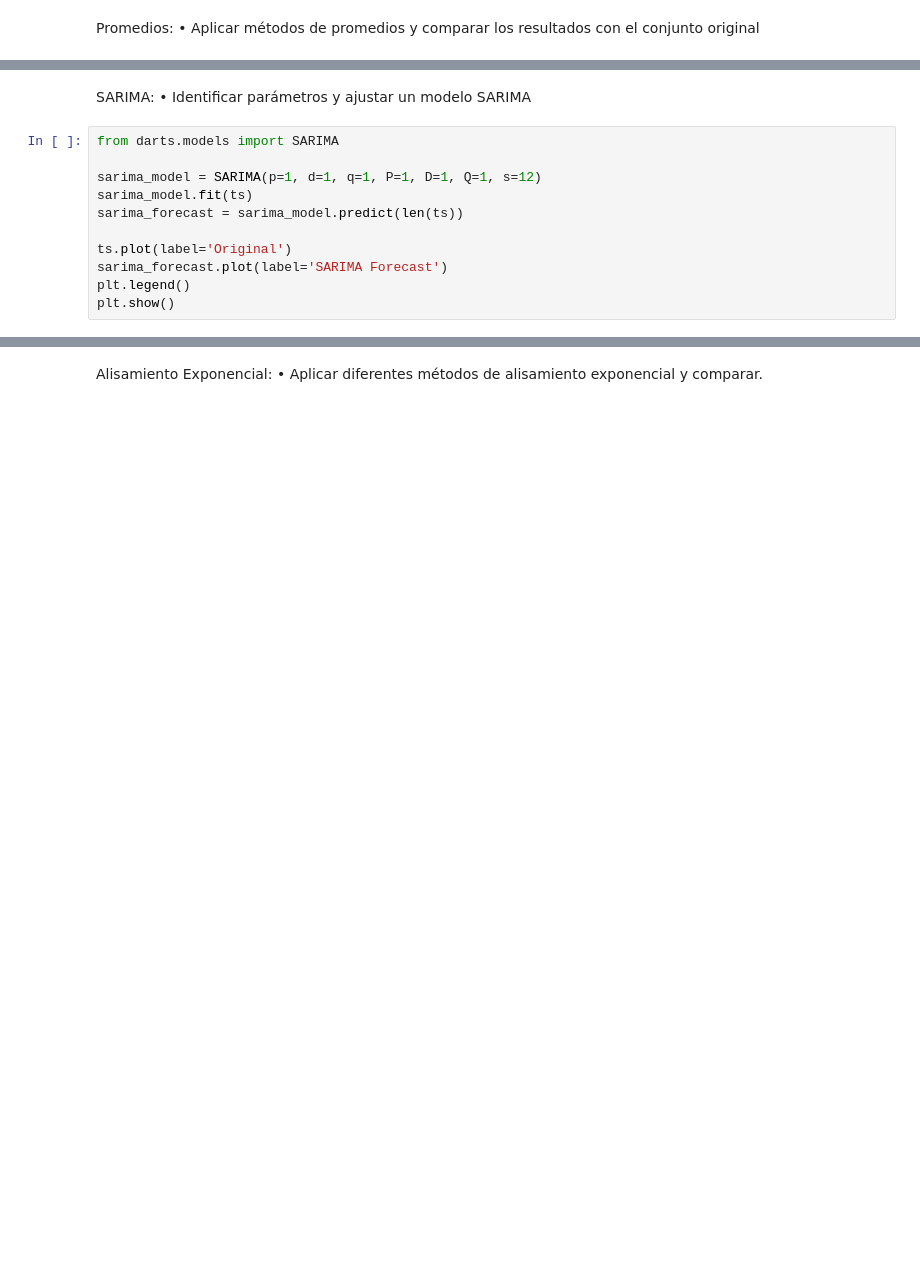
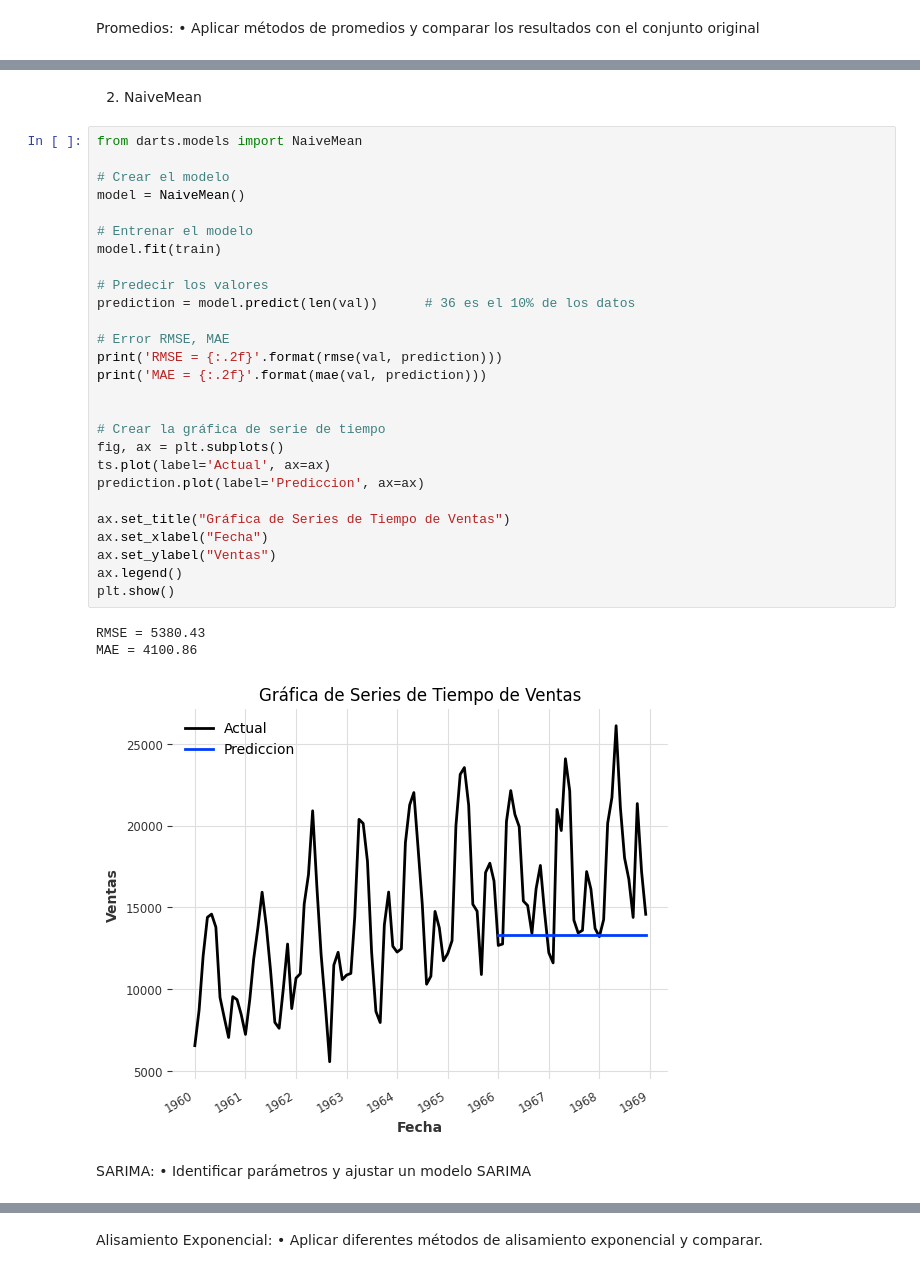
Before and after one commit to 20Candy/lab3_dataScience, a Jupyter notebook: ejercicio1_car.ipynb, the cells around one changed output, grey strips where cells are left out. Cells and saved outputs as stored; diff of their text form; blank space fills up the shorter version.

```diff
--- a/ejercicio1_car.ipynb
+++ b/ejercicio1_car.ipynb
@@ -62,14 +85,36 @@ plt.show()
+# %% [markdown]
+2. NaiveMean
+# %%
+from darts.models import NaiveMean
+
+# Crear el modelo
+model = NaiveMean()
+
+# Entrenar el modelo
+model.fit(train)
+
+# Predecir los valores
+prediction = model.predict(len(val))      # 36 es el 10% de los datos
+
+# Error RMSE, MAE
+print('RMSE = {:.2f}'.format(rmse(val, prediction)))
+print('MAE = {:.2f}'.format(mae(val, prediction)))
+
+
+# Crear la gráfica de serie de tiempo
+fig, ax = plt.subplots()
+ts.plot(label='Actual', ax=ax)
+prediction.plot(label='Prediccion', ax=ax)
+
+ax.set_title("Gráfica de Series de Tiempo de Ventas")
+ax.set_xlabel("Fecha")
+ax.set_ylabel("Ventas")
+ax.legend()
+plt.show()
+# %% [output]
+RMSE = 5380.43
+MAE = 4100.86
+[figure, added]
 # %% [markdown]
 SARIMA:
 • Identificar parámetros y ajustar un modelo SARIMA
-# %%
-from darts.models import SARIMA
-
-sarima_model = SARIMA(p=1, d=1, q=1, P=1, D=1, Q=1, s=12)
-sarima_model.fit(ts)
-sarima_forecast = sarima_model.predict(len(ts))
-
-ts.plot(label='Original')
-sarima_forecast.plot(label='SARIMA Forecast')
-plt.legend()
-plt.show()
```
Also changed, not shown: parts of 20 cells of this notebook.
